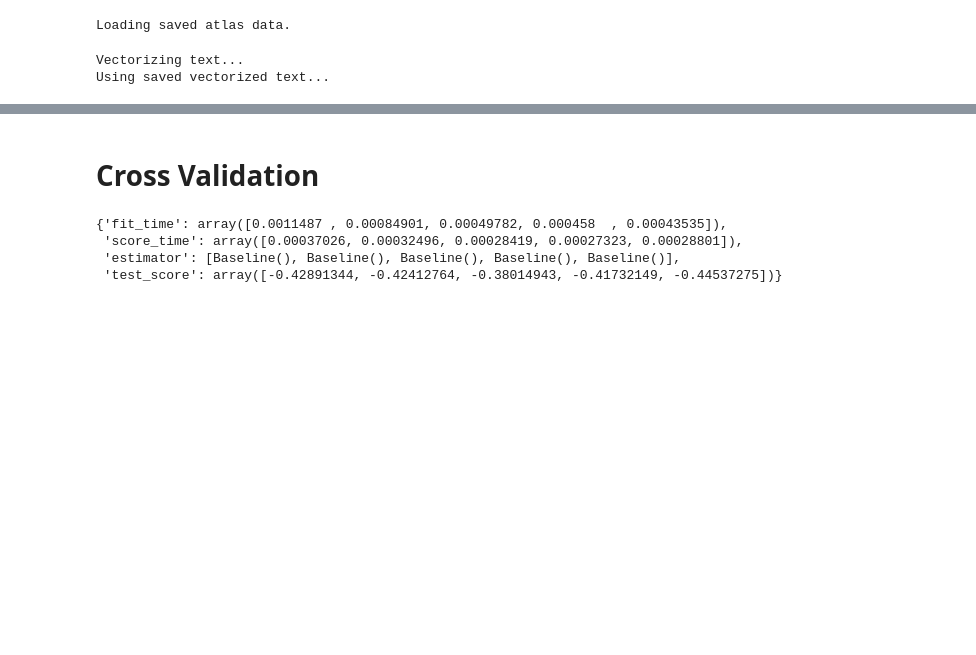
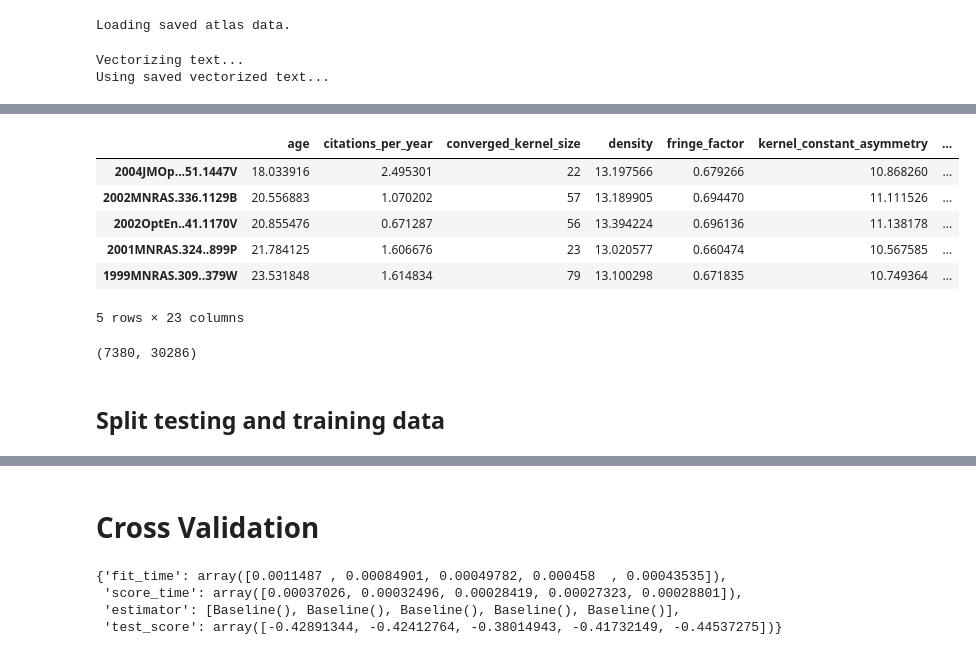
Before and after one commit to zhafen/work-sample, a Jupyter notebook: citation_prediction.ipynb, the cells around one changed output, grey strips where cells are left out. Cells and saved outputs as stored; diff of their text form; code cells hidden in the pictures; blank space fills up the shorter version.

```diff
--- a/citation_prediction.ipynb
+++ b/citation_prediction.ipynb
@@ -94,0 +196,3 @@ inds = np.arange( c.publications.size )[converged]
+# %%
+df['author_count'] = df['author'].str.split( ' and ' ).apply( len )
+df['log_author_count'] = df['author_count'].apply( np.log10 )
@@ -94,0 +201,2 @@ inds = np.arange( c.publications.size )[converged]
+# %%
+df['title_character_count'] = df['title'].str.len()
@@ -94,0 +250,16 @@ inds = np.arange( c.publications.size )[converged]
+# %%
+df.head()
+# %% [output]
+|  | age | citations_per_year | converged_kernel_size | density | fringe_factor | kernel_constant_asymmetry | ... |
+| 2004JMOp...51.1447V | 18.033916 | 2.495301 | 22 | 13.197566 | 0.679266 | 10.868260 | ... |
+| 2002MNRAS.336.1129B | 20.556883 | 1.070202 | 57 | 13.189905 | 0.694470 | 11.111526 | ... |
+| 2002OptEn..41.1170V | 20.855476 | 0.671287 | 56 | 13.394224 | 0.696136 | 11.138178 | ... |
+| 2001MNRAS.324..899P | 21.784125 | 1.606676 | 23 | 13.020577 | 0.660474 | 10.567585 | ... |
+| 1999MNRAS.309..379W | 23.531848 | 1.614834 | 79 | 13.100298 | 0.671835 | 10.749364 | ... |
+5 rows × 23 columns
+# %%
+v.shape
+# %% [output]
+(7380, 30286)
+# %% [markdown]
+## Split testing and training data
```
Also changed, not shown: parts of 58 cells of this notebook.
